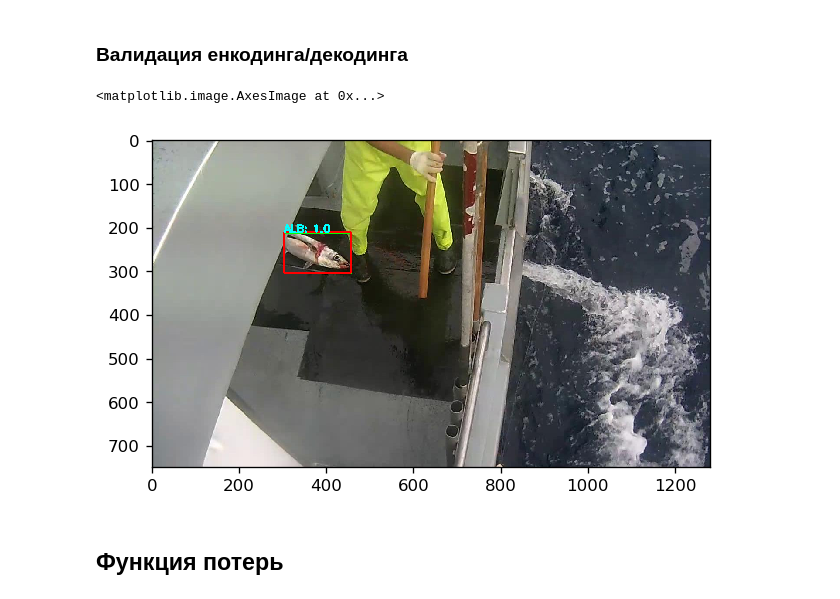
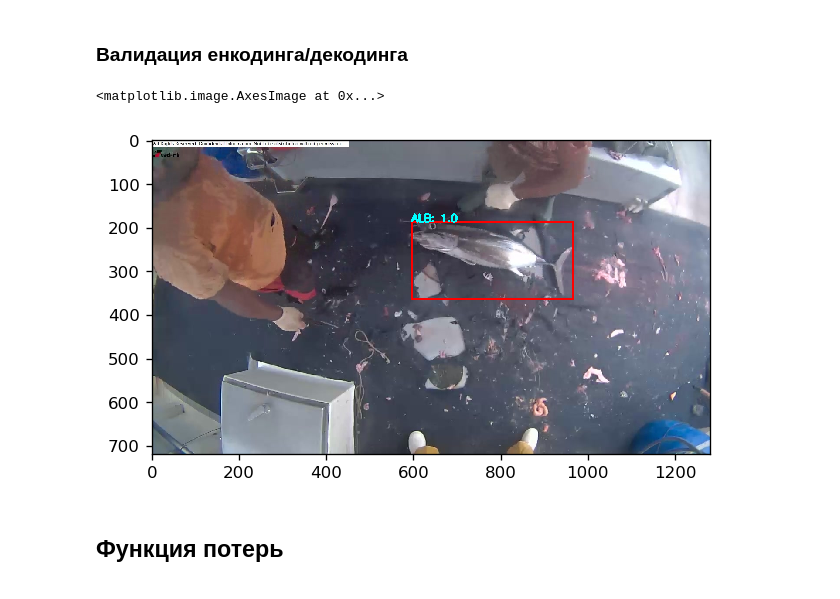
Before and after one commit to pastashkin/netology_ml, a Jupyter notebook: computer_vision/hw 4 (fishes).ipynb, the cells around one changed output. Saved outputs shown, nothing was run; the diff lists cells and outputs as text; code cells hidden in the pictures.

```diff
--- a/computer_vision/hw 4 (fishes).ipynb
+++ b/computer_vision/hw 4 (fishes).ipynb
@@ -228,18 +231,18 @@ def decode_prediction(prediction, conf_thr=0.1):
 # %% [markdown]
 ### Валидация енкодинга/декодинга
 # %%
-example = boxes['alb'][176]
+example = boxes['alb'][178]
 
 encoded = encode_anchors(example, (IMG_HEIGHT, IMG_WIDTH), 1, [1., 0., 0., 0., 0., 0., 0., 0.])
 
 decoded = decode_prediction(encoded, conf_thr=0.5)
 #decoded = sorted(decoded, key = lambda e: -e['conf'])
 
 plt.figure(figsize=(6, 6), dpi=120)
 plt.imshow(draw_boxes(example, decoded[:10]))
 # %% [output]
 <matplotlib.image.AxesImage at 0x...>
-[figure, old version]
+[figure, new version]
 # %% [markdown]
 ## Функция потерь
 # %%
```
Also changed, not shown: parts of 8 cells of this notebook.
